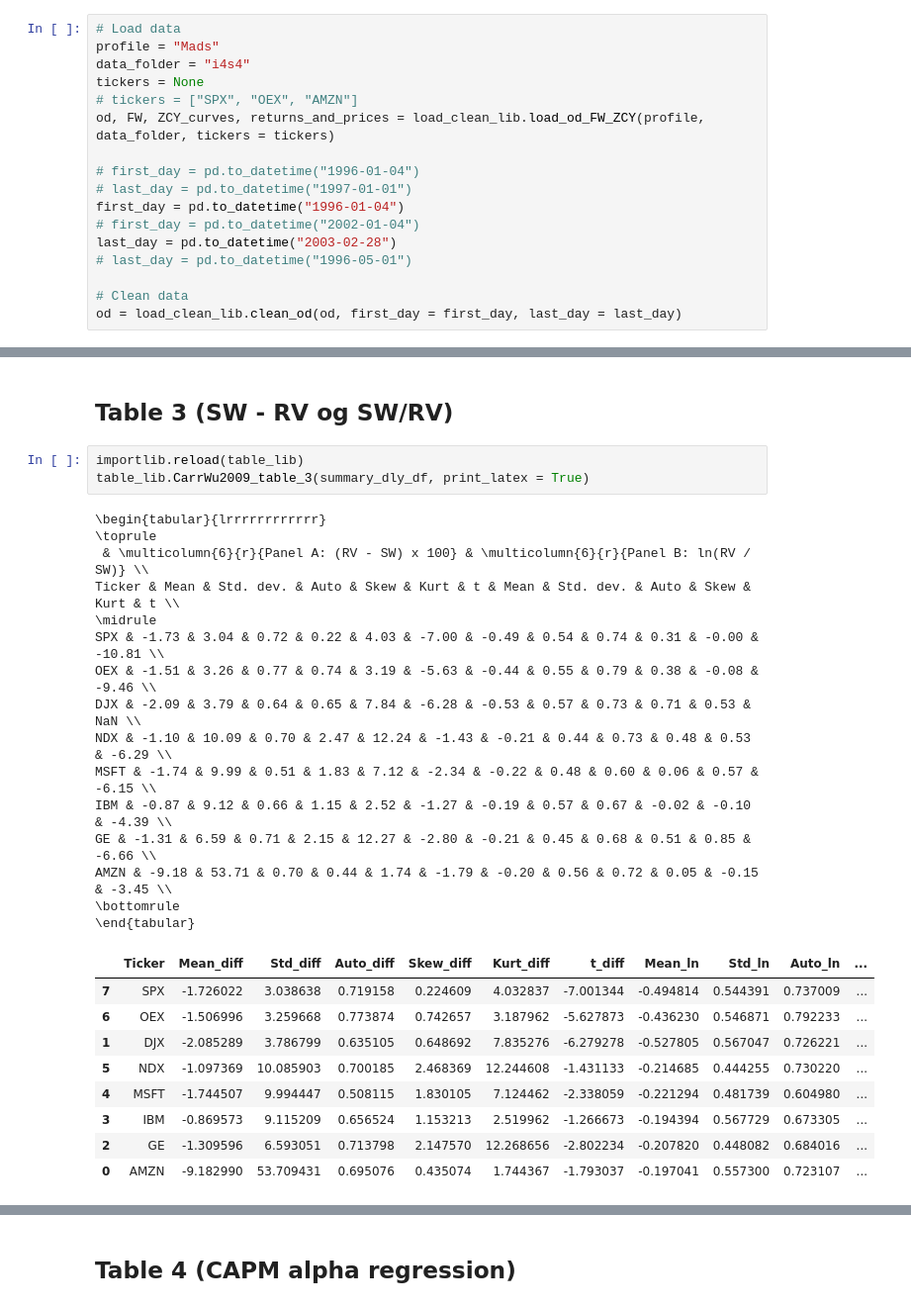
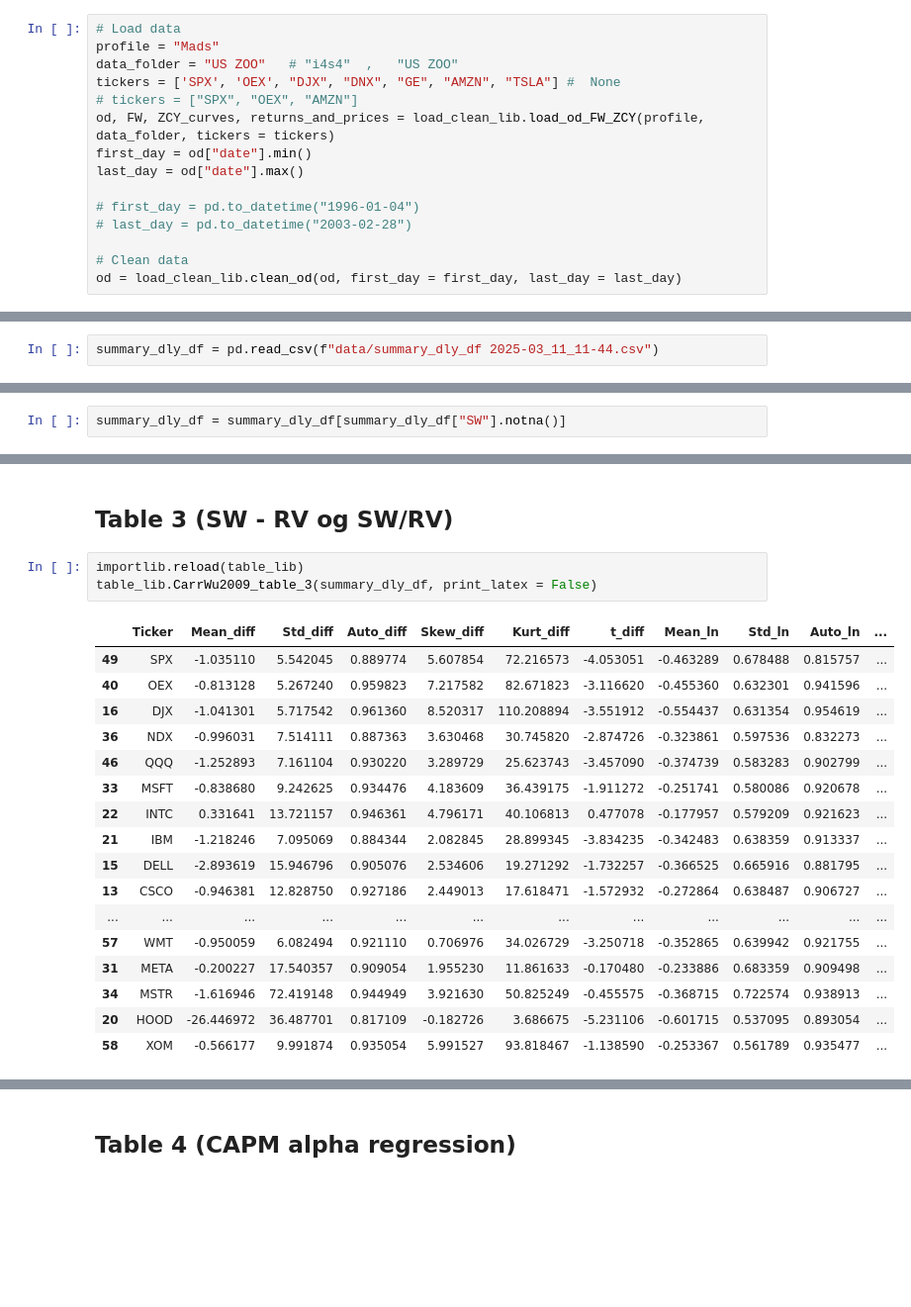
Before and after one commit to MadsHebsgaard/volpy, a Jupyter notebook: main.ipynb, the cells around one changed output, grey strips where cells are left out. Shown at 99% size. Drawn from its saved outputs; the diff is of its cells as text; blank space fills up the shorter version.

```diff
--- a/main.ipynb
+++ b/main.ipynb
@@ -32,17 +33,15 @@ importlib.reload(table_lib)
 # %%
 # Load data
 profile = "Mads"
-data_folder = "i4s4"
-tickers = None
+data_folder = "US ZOO"   # "i4s4"  ,   "US ZOO"
+tickers = ['SPX', 'OEX', "DJX", "DNX", "GE", "AMZN", "TSLA"] #  None
 # tickers = ["SPX", "OEX", "AMZN"]
 od, FW, ZCY_curves, returns_and_prices = load_clean_lib.load_od_FW_ZCY(profile, data_folder, tickers = tickers)
+first_day = od["date"].min()
+last_day = od["date"].max()
 
 # first_day = pd.to_datetime("1996-01-04")
-# last_day = pd.to_datetime("1997-01-01")
-first_day = pd.to_datetime("1996-01-04")
-# first_day = pd.to_datetime("2002-01-04")
-last_day = pd.to_datetime("2003-02-28")
-# last_day = pd.to_datetime("1996-05-01")
+# last_day = pd.to_datetime("2003-02-28")
 
 # Clean data
 od = load_clean_lib.clean_od(od, first_day = first_day, last_day = last_day)
@@ -92,3 +93,5 @@ summary_dly_df = vp.fill_swap_rates(summary_dly_df, od_rdy, n_points=200)
+# %%
+summary_dly_df = pd.read_csv(f"data/summary_dly_df 2025-03_11_11-44.csv")
 # %% [markdown]
 ## Keep only active days, and take average for table (just overview)
 # %%
@@ -129,6 +121,8 @@ merged_df = summary_dly_df_reset.merge(
 # Optionally, set the index back to ['Date', 'Ticker']
 summary_dly_df = merged_df.set_index(['Date', 'Ticker'])
 summary_dly_df = summary_dly_df.reset_index()
+# %%
+summary_dly_df = summary_dly_df[summary_dly_df["SW"].notna()]
 # %% [markdown]
 ## Table 1 (Aktive dage)
 # %%
@@ -197,29 +178,22 @@ AMZN & 92.27 & 60.32 & 0.78 & 1.01 & 0.76 & 101.83 & 55.34 & 0.87 & 1.58 & 2.94
 ## Table 3 (SW - RV og SW/RV)
 # %%
 importlib.reload(table_lib)
-table_lib.CarrWu2009_table_3(summary_dly_df, print_latex = True)
+table_lib.CarrWu2009_table_3(summary_dly_df, print_latex = False)
 # %% [output]
-\begin{tabular}{lrrrrrrrrrrrr}
-\toprule
- & \multicolumn{6}{r}{Panel A: (RV - SW) x 100} & \multicolumn{6}{r}{Panel B: ln(RV / SW)} \\
-Ticker & Mean & Std. dev. & Auto & Skew & Kurt & t & Mean & Std. dev. & Auto & Skew & Kurt & t \\
-\midrule
-SPX & -1.73 & 3.04 & 0.72 & 0.22 & 4.03 & -7.00 & -0.49 & 0.54 & 0.74 & 0.31 & -0.00 & -10.81 \\
-OEX & -1.51 & 3.26 & 0.77 & 0.74 & 3.19 & -5.63 & -0.44 & 0.55 & 0.79 & 0.38 & -0.08 & -9.46 \\
-DJX & -2.09 & 3.79 & 0.64 & 0.65 & 7.84 & -6.28 & -0.53 & 0.57 & 0.73 & 0.71 & 0.53 & NaN \\
-NDX & -1.10 & 10.09 & 0.70 & 2.47 & 12.24 & -1.43 & -0.21 & 0.44 & 0.73 & 0.48 & 0.53 & -6.29 \\
-MSFT & -1.74 & 9.99 & 0.51 & 1.83 & 7.12 & -2.34 & -0.22 & 0.48 & 0.60 & 0.06 & 0.57 & -6.15 \\
-IBM & -0.87 & 9.12 & 0.66 & 1.15 & 2.52 & -1.27 & -0.19 & 0.57 & 0.67 & -0.02 & -0.10 & -4.39 \\
-GE & -1.31 & 6.59 & 0.71 & 2.15 & 12.27 & -2.80 & -0.21 & 0.45 & 0.68 & 0.51 & 0.85 & -6.66 \\
-AMZN & -9.18 & 53.71 & 0.70 & 0.44 & 1.74 & -1.79 & -0.20 & 0.56 & 0.72 & 0.05 & -0.15 & -3.45 \\
-\bottomrule
-\end{tabular}
 |  | Ticker | Mean_diff | Std_diff | Auto_diff | Skew_diff | Kurt_diff | t_diff | Mean_ln | Std_ln | Auto_ln | ... |
-| 7 | SPX | -1.726022 | 3.038638 | 0.719158 | 0.224609 | 4.032837 | -7.001344 | -0.494814 | 0.544391 | 0.737009 | ... |
-| 6 | OEX | -1.506996 | 3.259668 | 0.773874 | 0.742657 | 3.187962 | -5.627873 | -0.436230 | 0.546871 | 0.792233 | ... |
-| 1 | DJX | -2.085289 | 3.786799 | 0.635105 | 0.648692 | 7.835276 | -6.279278 | -0.527805 | 0.567047 | 0.726221 | ... |
-| 5 | NDX | -1.097369 | 10.085903 | 0.700185 | 2.468369 | 12.244608 | -1.431133 | -0.214685 | 0.444255 | 0.730220 | ... |
-| 4 | MSFT | -1.744507 | 9.994447 | 0.508115 | 1.830105 | 7.124462 | -2.338059 | -0.221294 | 0.481739 | 0.604980 | ... |
-| 3 | IBM | -0.869573 | 9.115209 | 0.656524 | 1.153213 | 2.519962 | -1.266673 | -0.194394 | 0.567729 | 0.673305 | ... |
-| 2 | GE | -1.309596 | 6.593051 | 0.713798 | 2.147570 | 12.268656 | -2.802234 | -0.207820 | 0.448082 | 0.684016 | ... |
-| 0 | AMZN | -9.182990 | 53.709431 | 0.695076 | 0.435074 | 1.744367 | -1.793037 | -0.197041 | 0.557300 | 0.723107 | ... |
+| 49 | SPX | -1.035110 | 5.542045 | 0.889774 | 5.607854 | 72.216573 | -4.053051 | -0.463289 | 0.678488 | 0.815757 | ... |
+| 40 | OEX | -0.813128 | 5.267240 | 0.959823 | 7.217582 | 82.671823 | -3.116620 | -0.455360 | 0.632301 | 0.941596 | ... |
+| 16 | DJX | -1.041301 | 5.717542 | 0.961360 | 8.520317 | 110.208894 | -3.551912 | -0.554437 | 0.631354 | 0.954619 | ... |
+| 36 | NDX | -0.996031 | 7.514111 | 0.887363 | 3.630468 | 30.745820 | -2.874726 | -0.323861 | 0.597536 | 0.832273 | ... |
+| 46 | QQQ | -1.252893 | 7.161104 | 0.930220 | 3.289729 | 25.623743 | -3.457090 | -0.374739 | 0.583283 | 0.902799 | ... |
+| 33 | MSFT | -0.838680 | 9.242625 | 0.934476 | 4.183609 | 36.439175 | -1.911272 | -0.251741 | 0.580086 | 0.920678 | ... |
+| 22 | INTC | 0.331641 | 13.721157 | 0.946361 | 4.796171 | 40.106813 | 0.477078 | -0.177957 | 0.579209 | 0.921623 | ... |
+| 21 | IBM | -1.218246 | 7.095069 | 0.884344 | 2.082845 | 28.899345 | -3.834235 | -0.342483 | 0.638359 | 0.913337 | ... |
+| 15 | DELL | -2.893619 | 15.946796 | 0.905076 | 2.534606 | 19.271292 | -1.732257 | -0.366525 | 0.665916 | 0.881795 | ... |
+| 13 | CSCO | -0.946381 | 12.828750 | 0.927186 | 2.449013 | 17.618471 | -1.572932 | -0.272864 | 0.638487 | 0.906727 | ... |
+| ... | ... | ... | ... | ... | ... | ... | ... | ... | ... | ... | ... |
+| 57 | WMT | -0.950059 | 6.082494 | 0.921110 | 0.706976 | 34.026729 | -3.250718 | -0.352865 | 0.639942 | 0.921755 | ... |
+| 31 | META | -0.200227 | 17.540357 | 0.909054 | 1.955230 | 11.861633 | -0.170480 | -0.233886 | 0.683359 | 0.909498 | ... |
+| 34 | MSTR | -1.616946 | 72.419148 | 0.944949 | 3.921630 | 50.825249 | -0.455575 | -0.368715 | 0.722574 | 0.938913 | ... |
+| 20 | HOOD | -26.446972 | 36.487701 | 0.817109 | -0.182726 | 3.686675 | -5.231106 | -0.601715 | 0.537095 | 0.893054 | ... |
+| 58 | XOM | -0.566177 | 9.991874 | 0.935054 | 5.991527 | 93.818467 | -1.138590 | -0.253367 | 0.561789 | 0.935477 | ... |
```
Also changed, not shown: parts of 7 cells of this notebook, 2 other files.
